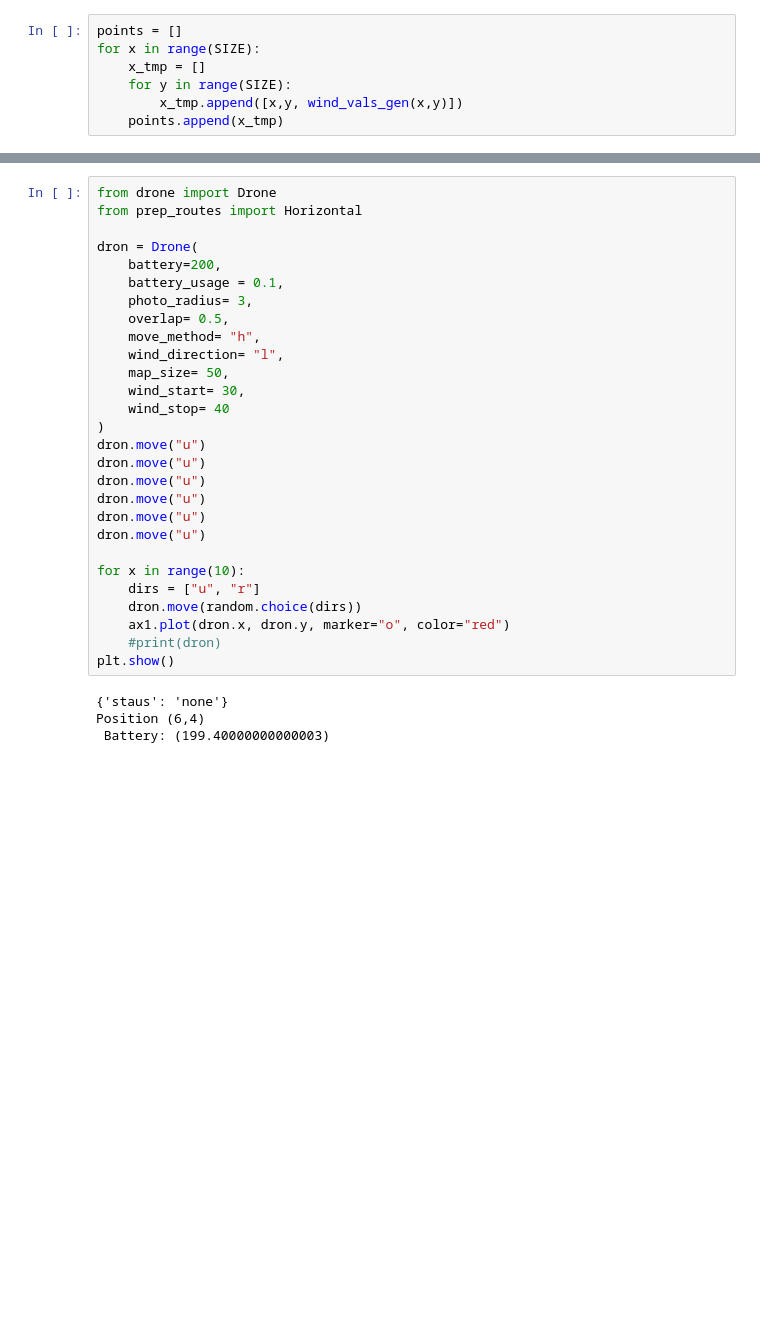
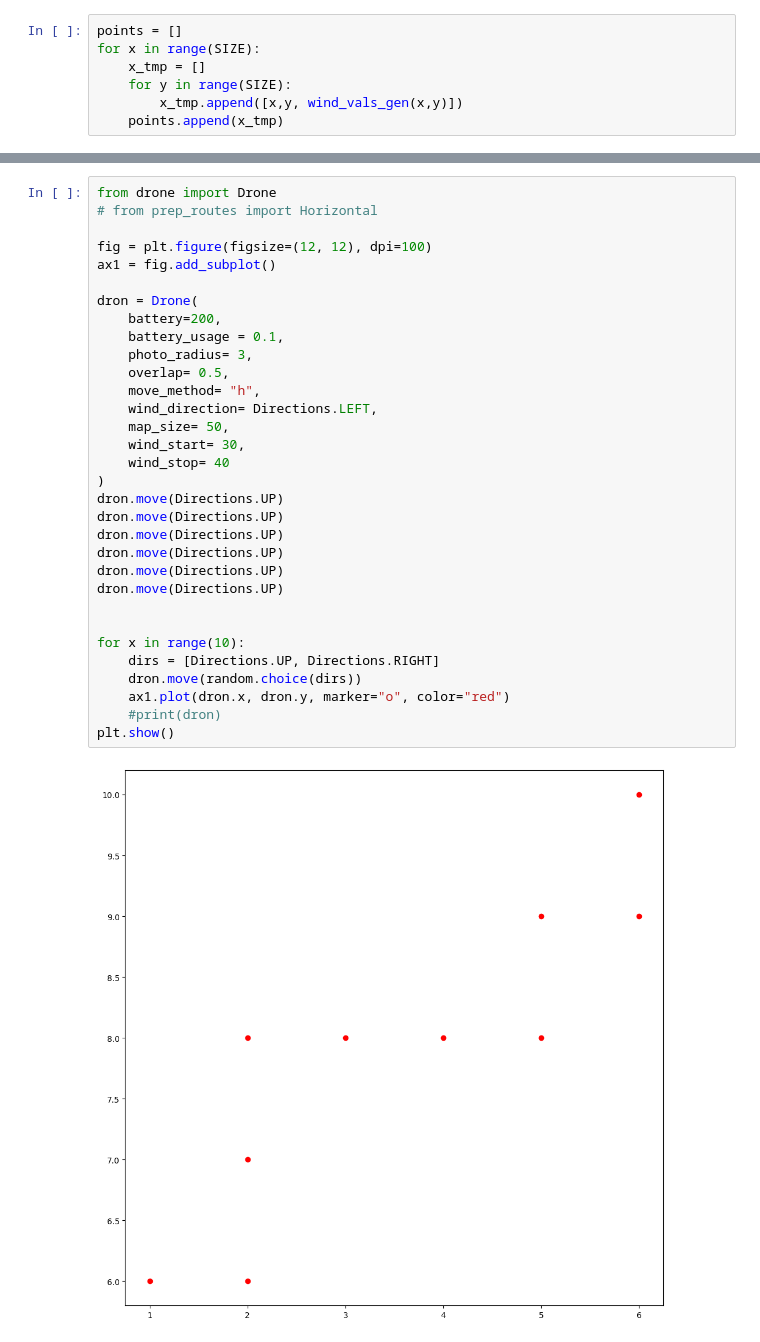
Before and after one commit to kobala58/SymulacjaKomputerowa, a Jupyter notebook: symulacja_dron.ipynb, the cells around one changed output, grey strips where cells are left out. Saved outputs shown, nothing was run; the diff lists cells and outputs as text; blank space fills up the shorter version.

```diff
--- a/symulacja_dron.ipynb
+++ b/symulacja_dron.ipynb
@@ -69,32 +73,34 @@ plt.show()
 # %%
 from drone import Drone
-from prep_routes import Horizontal
+# from prep_routes import Horizontal
+
+fig = plt.figure(figsize=(12, 12), dpi=100)
+ax1 = fig.add_subplot()
 
 dron = Drone(
     battery=200,
     battery_usage = 0.1,
     photo_radius= 3,
     overlap= 0.5,
     move_method= "h",
-    wind_direction= "l",
+    wind_direction= Directions.LEFT,
     map_size= 50,
     wind_start= 30,
     wind_stop= 40
 )
-dron.move("u")
-dron.move("u")
-dron.move("u")
-dron.move("u")
-dron.move("u")
-dron.move("u")
+dron.move(Directions.UP)
+dron.move(Directions.UP)
+dron.move(Directions.UP)
+dron.move(Directions.UP)
+dron.move(Directions.UP)
+dron.move(Directions.UP)
+
 
 for x in range(10):
-    dirs = ["u", "r"]
+    dirs = [Directions.UP, Directions.RIGHT]
     dron.move(random.choice(dirs))
     ax1.plot(dron.x, dron.y, marker="o", color="red")
     #print(dron)
 plt.show()
 # %% [output]
-{'staus': 'none'}
-Position (6,4)
- Battery: (199.40000000000003)
+[figure, added]
```
Also changed, not shown: parts of 2 cells of this notebook.
